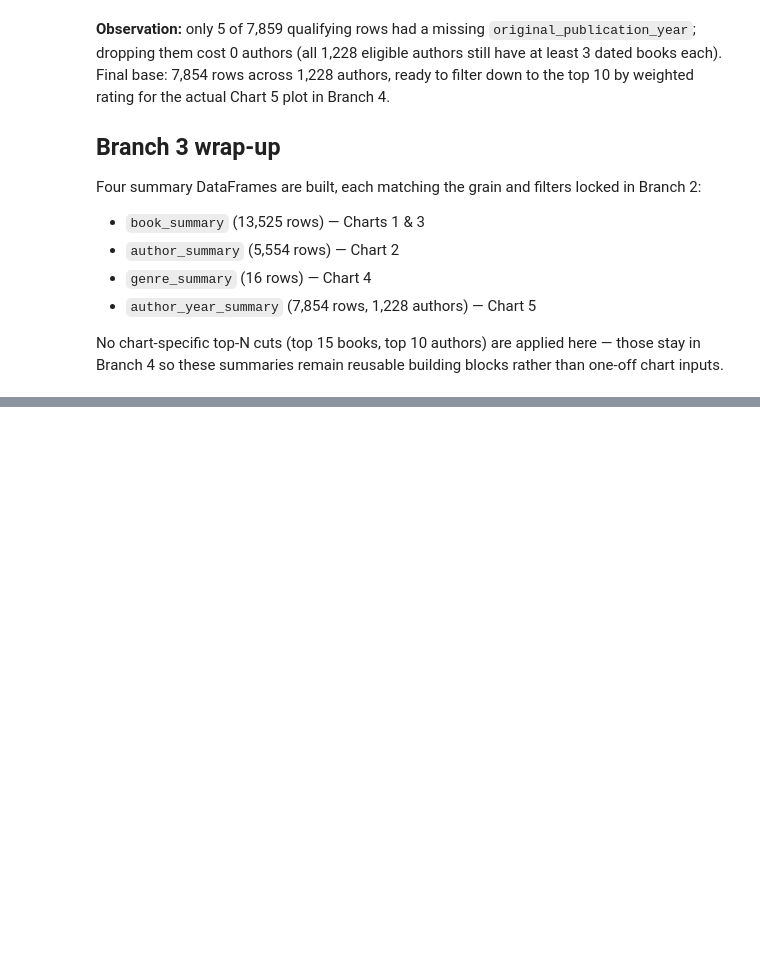
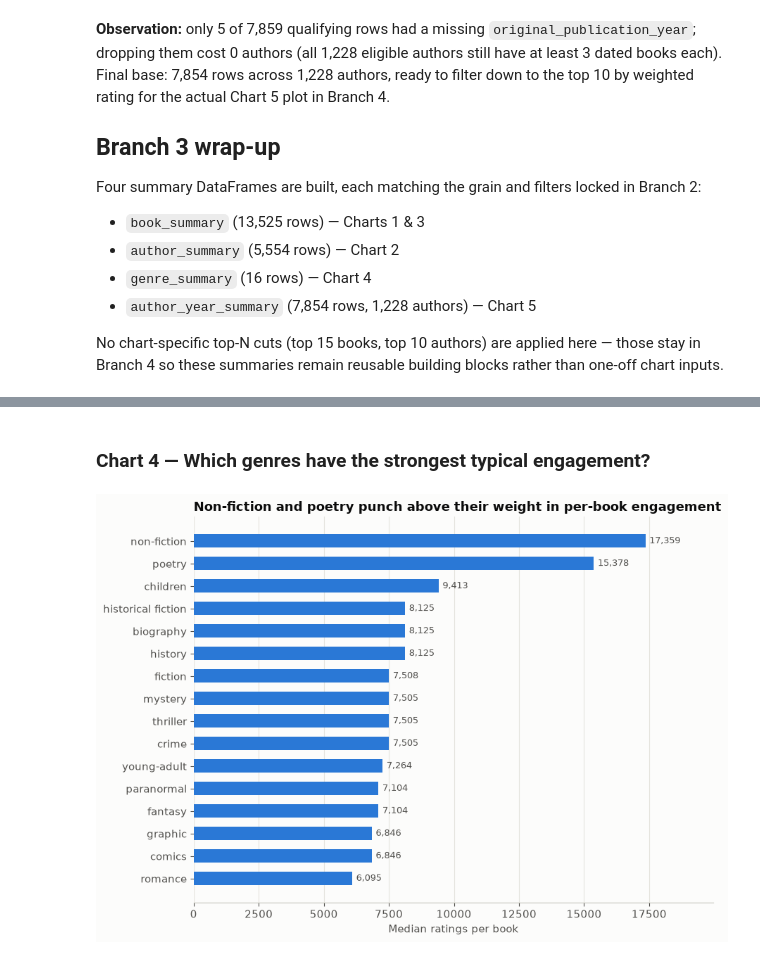
Before and after one commit to Mishiez/what-readers-love, a Jupyter notebook: notebooks/goodreads_eda.ipynb, the cells around one changed output, grey strips where cells are left out. Saved outputs shown, nothing was run; the diff lists cells and outputs as text; code cells hidden in the pictures; blank space fills up the shorter version.

```diff
--- a/notebooks/goodreads_eda.ipynb
+++ b/notebooks/goodreads_eda.ipynb
@@ -462,0 +585,23 @@ No chart-specific top-N cuts (top 15 books, top 10 authors) are applied here —
+# %% [markdown]
+### Chart 4 — Which genres have the strongest typical engagement?
+# %%
+genre_plot = genre_summary.sort_values('median_ratings')
+
+fig, ax = plt.subplots(figsize=(9, 6.5))
+bars = ax.barh(genre_plot['genre'], genre_plot['median_ratings'], color=BLUE, height=0.6)
+
+for bar, value in zip(bars, genre_plot['median_ratings']):
+    ax.text(bar.get_width() + 150, bar.get_y() + bar.get_height() / 2, f'{value:,.0f}',
+             va='center', fontsize=9, color='#52514e')
+
+ax.set_xlabel('Median ratings per book')
+ax.set_title('Non-fiction and poetry punch above their weight in per-book engagement',
+              fontsize=13, fontweight='bold', loc='left')
+ax.xaxis.grid(True)
+ax.yaxis.grid(False)
+strip_spines(ax, keep=('bottom',))
+ax.set_xlim(0, genre_plot['median_ratings'].max() * 1.15)
+plt.tight_layout()
+plt.show()
+# %% [output]
+[figure, added]
```
Also changed, not shown: parts of 15 cells of this notebook.
